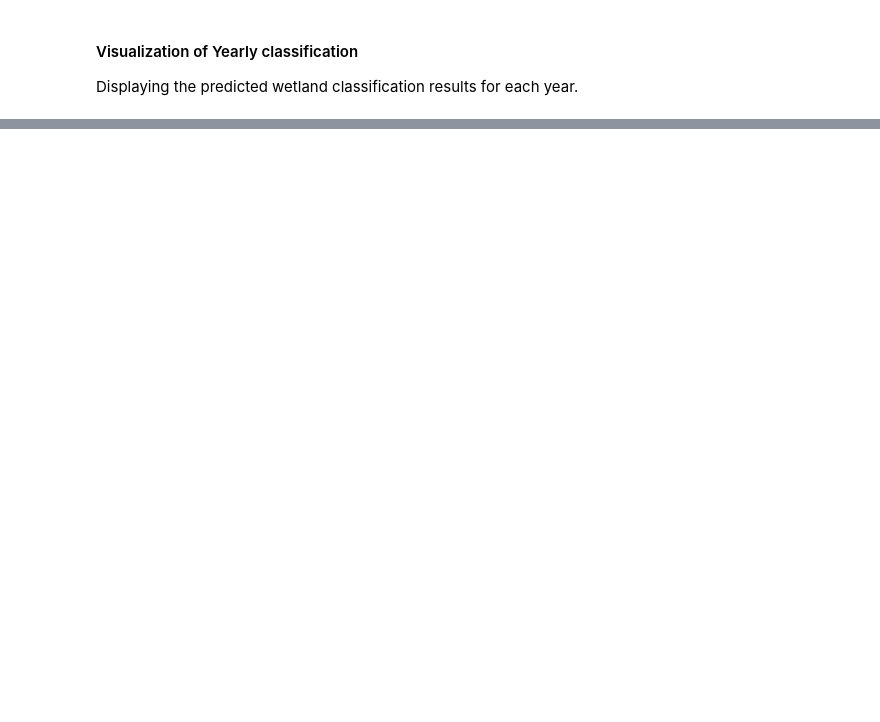
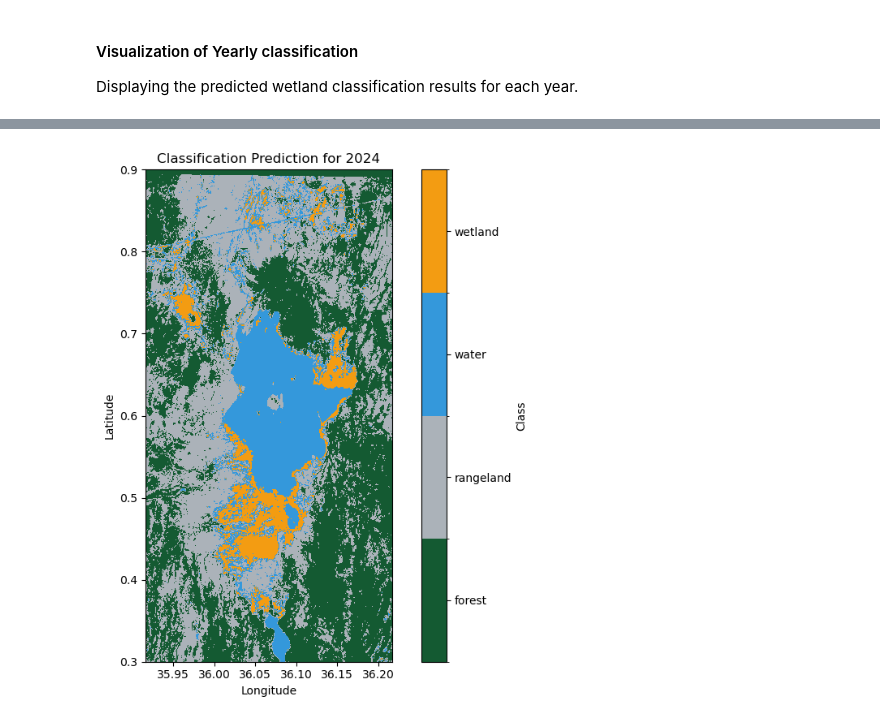
Before and after one commit to Ethel-Ogallo/wetland_delineation, a Jupyter notebook: Wetland_delienation/classification_workflow_202507.ipynb, the cells around one changed output, grey strips where cells are left out. Cells and saved outputs as stored; diff of their text form; code cells hidden in the pictures; blank space fills up the shorter version.

```diff
--- a/Wetland_delienation/classification_workflow_202507.ipynb
+++ b/Wetland_delienation/classification_workflow_202507.ipynb
@@ -461,0 +511,27 @@ plt.show()
+# %%
+year = 2024
+pred_img = predictions_by_year[year]['pred_img']
+# %%
+fig, ax = plt.subplots(figsize=(8, 7))
+# Setup colormap and norm
+le = metrics_by_year[year]['label_encoder']
+labels = le.classes_
+cmap = ListedColormap(['#145a32', '#abb2b9', '#3498db', '#f39c12'][:len(labels)])
+norm = BoundaryNorm(np.arange(len(labels)+1)-0.5, cmap.N)
+xmin, ymin, xmax, ymax = extent
+
+im = ax.imshow(pred_img, cmap=cmap, norm=norm,
+               extent=[xmin, xmax, ymin, ymax], origin='upper')
+ax.set_title(f"Classification Prediction for {year}")
+ax.set_xlabel("Longitude")
+ax.set_ylabel("Latitude")
+ax.set_aspect('equal')
+
+cbar = fig.colorbar(im, ax=ax, ticks=np.arange(len(labels)))
+cbar.ax.set_yticklabels(labels)
+cbar.set_label("Class")
+
+plt.tight_layout()
+plt.show()
+# %% [output]
+[figure, added]
```
Also changed, not shown: parts of 10 cells of this notebook, 2 other files.
